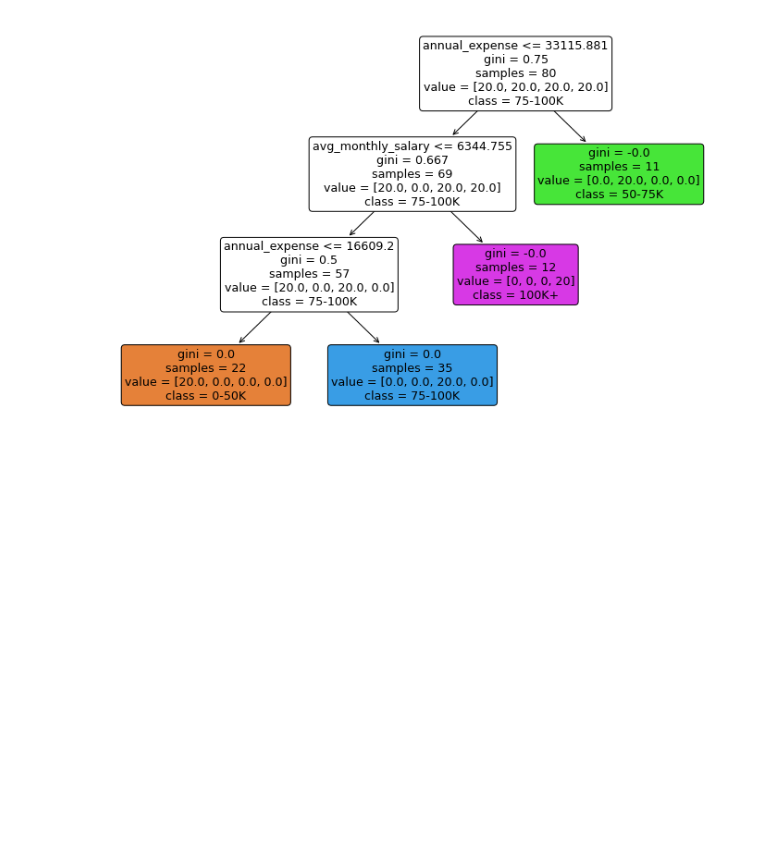
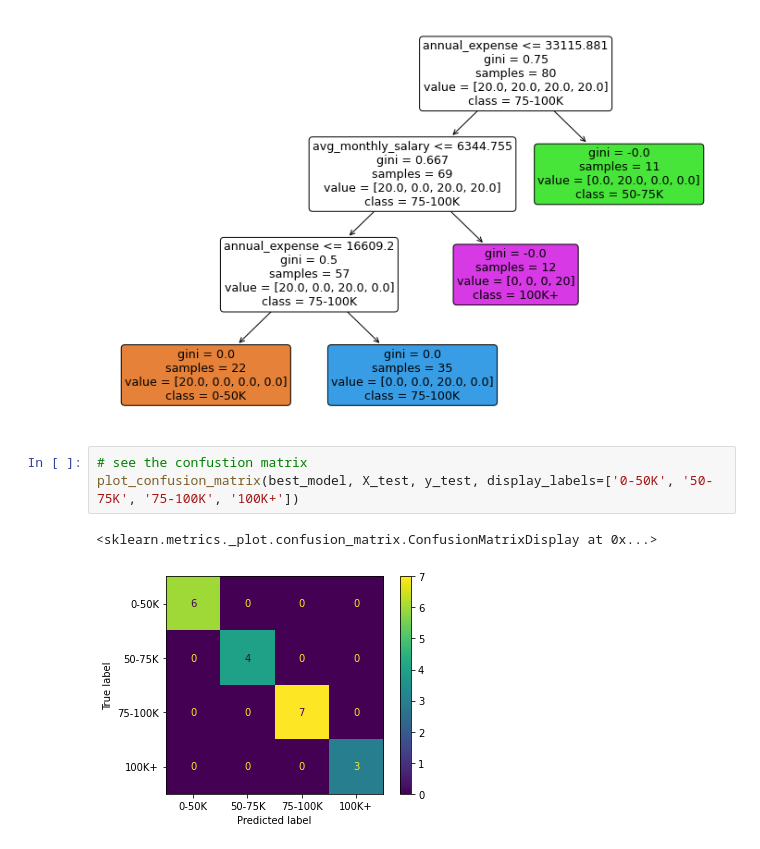
Before and after one commit to seansothey/ANZ-DataScience, a Jupyter notebook: ANZ_Salary_Prediction.ipynb, the cells around one changed output. Drawn from its saved outputs; the diff is of its cells as text; blank space fills up the shorter version.

```diff
--- a/ANZ_Salary_Prediction.ipynb
+++ b/ANZ_Salary_Prediction.ipynb
@@ -246,3 +246,9 @@ plot_tree(best_model,
  Text(446.40000000000003, 163.07999999999998, 'gini = -0.0\nsamples = 12\nvalue = [0, 0, 0, 20]\nclass = 100K+'),
  Text(558.0, 271.8, 'gini = -0.0\nsamples = 11\nvalue = [0.0, 20.0, 0.0, 0.0]\nclass = 50-75K')]
 [figure]
+# %%
+# see the confustion matrix
+plot_confusion_matrix(best_model, X_test, y_test, display_labels=['0-50K', '50-75K', '75-100K', '100K+'])
+# %% [output]
+<sklearn.metrics._plot.confusion_matrix.ConfusionMatrixDisplay at 0x...>
+[figure, added]
```
